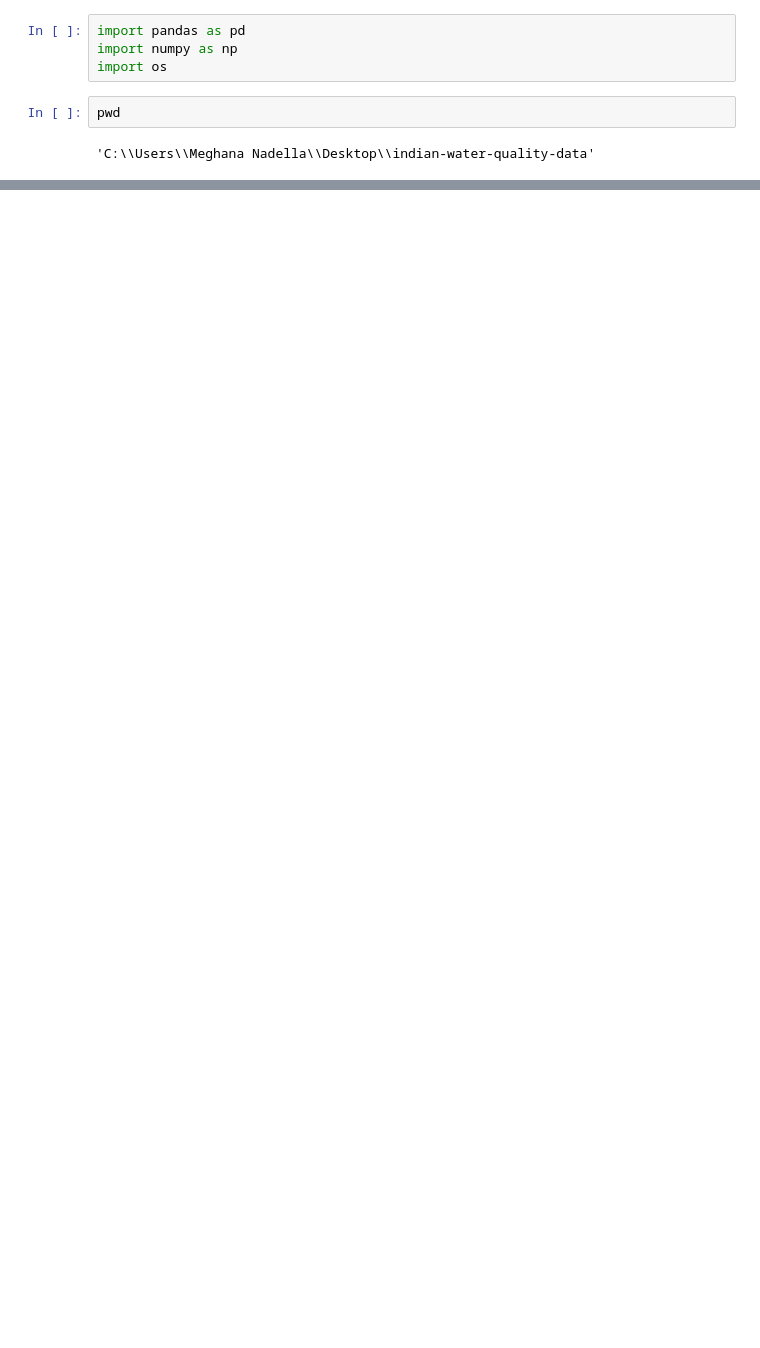
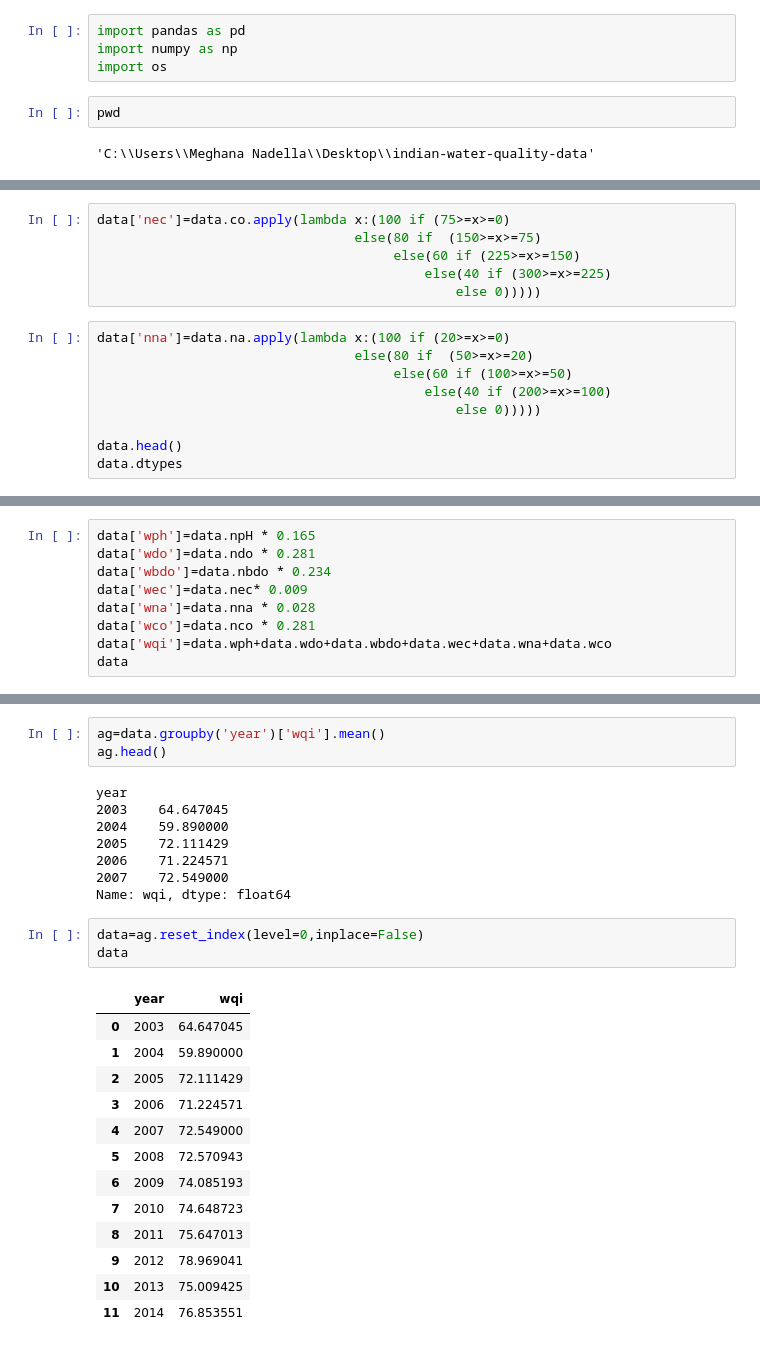
Before and after one commit to Wealthy-Waste/Indian-Water-Quality-Data, a Jupyter notebook: Indian water quality data.ipynb, the cells around one changed output, grey strips where cells are left out. Saved outputs shown, nothing was run; the diff lists cells and outputs as text; blank space fills up the shorter version.

```diff
--- a/Indian water quality data.ipynb
+++ b/Indian water quality data.ipynb
@@ -19,0 +152,15 @@ data.head()
+# %%
+data['nec']=data.co.apply(lambda x:(100 if (75>=x>=0)
+                                 else(80 if  (150>=x>=75)
+                                      else(60 if (225>=x>=150)
+                                          else(40 if (300>=x>=225)
+                                              else 0)))))
+# %%
+data['nna']=data.na.apply(lambda x:(100 if (20>=x>=0)
+                                 else(80 if  (50>=x>=20)
+                                      else(60 if (100>=x>=50)
+                                          else(40 if (200>=x>=100)
+                                              else 0)))))
+
+data.head()
+data.dtypes
@@ -19,0 +187,9 @@ data.head()
+# %%
+data['wph']=data.npH * 0.165
+data['wdo']=data.ndo * 0.281
+data['wbdo']=data.nbdo * 0.234
+data['wec']=data.nec* 0.009
+data['wna']=data.nna * 0.028
+data['wco']=data.nco * 0.281
+data['wqi']=data.wph+data.wdo+data.wbdo+data.wec+data.wna+data.wco
+data
@@ -19,0 +215,28 @@ data.head()
+# %%
+ag=data.groupby('year')['wqi'].mean()
+ag.head()
+# %% [output]
+year
+2003    64.647045
+2004    59.890000
+2005    72.111429
+2006    71.224571
+2007    72.549000
+Name: wqi, dtype: float64
+# %%
+data=ag.reset_index(level=0,inplace=False)
+data
+# %% [output]
+|  | year | wqi |
+| 0 | 2003 | 64.647045 |
+| 1 | 2004 | 59.890000 |
+| 2 | 2005 | 72.111429 |
+| 3 | 2006 | 71.224571 |
+| 4 | 2007 | 72.549000 |
+| 5 | 2008 | 72.570943 |
+| 6 | 2009 | 74.085193 |
+| 7 | 2010 | 74.648723 |
+| 8 | 2011 | 75.647013 |
+| 9 | 2012 | 78.969041 |
+| 10 | 2013 | 75.009425 |
+| 11 | 2014 | 76.853551 |
```
Also changed, not shown: parts of 18 cells of this notebook.
